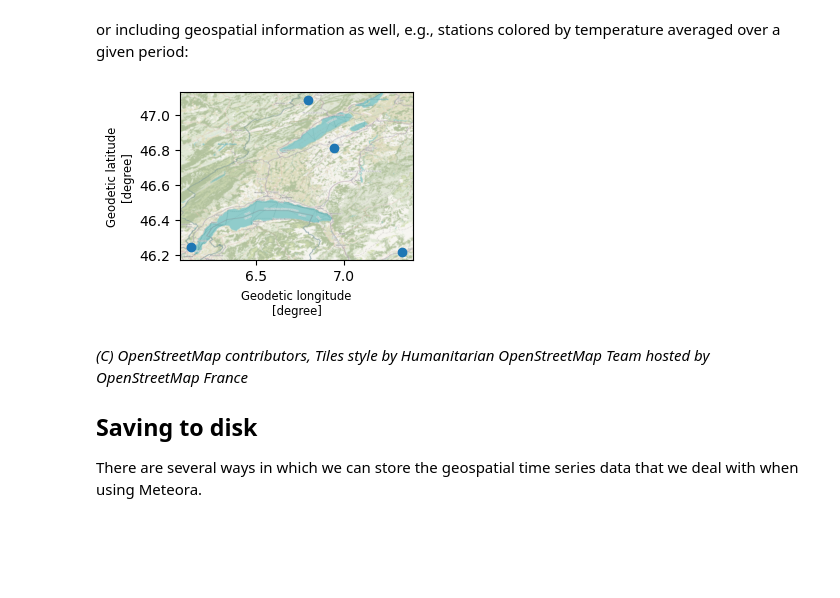
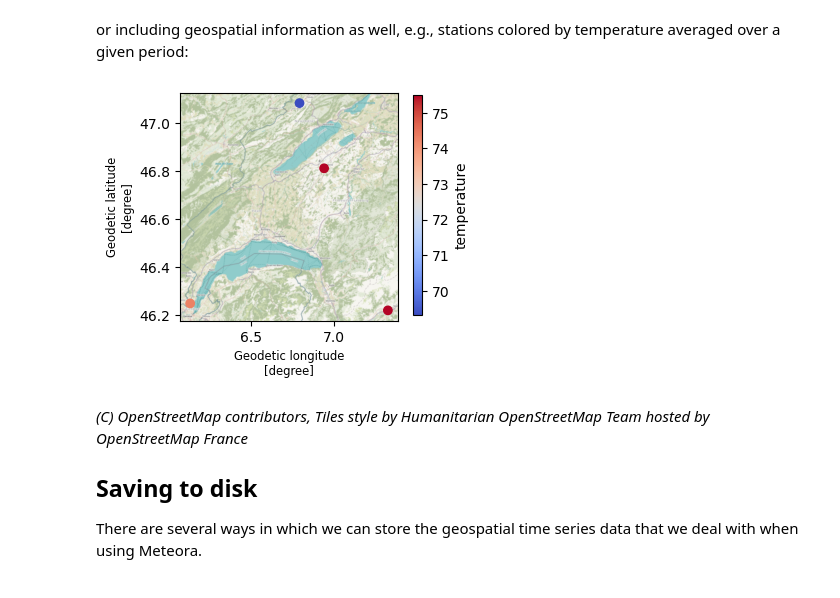
Before and after one commit to martibosch/meteora, a Jupyter notebook: docs/user-guide/data-structures.ipynb, the cells around one changed output. Cells and saved outputs as stored; diff of their text form; code cells hidden in the pictures; blank space fills up the shorter version.

```diff
--- a/docs/user-guide/data-structures.ipynb
+++ b/docs/user-guide/data-structures.ipynb
@@ -258,14 +260,14 @@ or including geospatial information as well, e.g., stations colored by temperatu
 # %%
 fig, ax = (
     ts_cube["temperature"]
-    .sel(station_id=extent_geom, method="intersects")
+    .sel(geometry=extent_geom, method="intersects")
     .sel(time=slice("2021-08-13 12:00:00", "2021-08-14 12:00:00"))
     .mean("time")
-    .xvec.plot(cmap="coolwarm", geometry="station_id")
+    .xvec.plot(cmap="coolwarm", geometry="geometry")
 )
-cx.add_basemap(ax, crs=ts_cube.station_id.crs, attribution=False)
+cx.add_basemap(ax, crs=ts_cube.geometry.crs, attribution=False)
 # %% [output]
-[figure, old version]
+[figure, new version]
 # %% [markdown]
 *(C) OpenStreetMap contributors, Tiles style by Humanitarian OpenStreetMap Team hosted by OpenStreetMap France*
 
```
Also changed, not shown: parts of 4 cells of this notebook, 3 other files.
